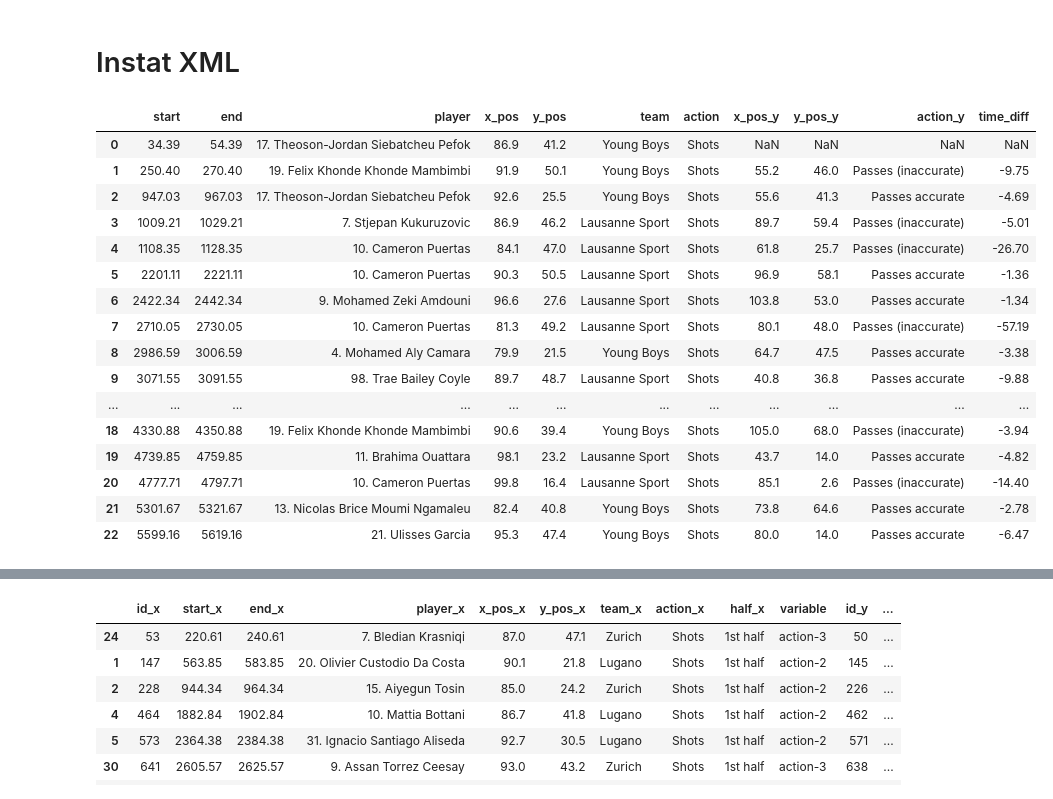
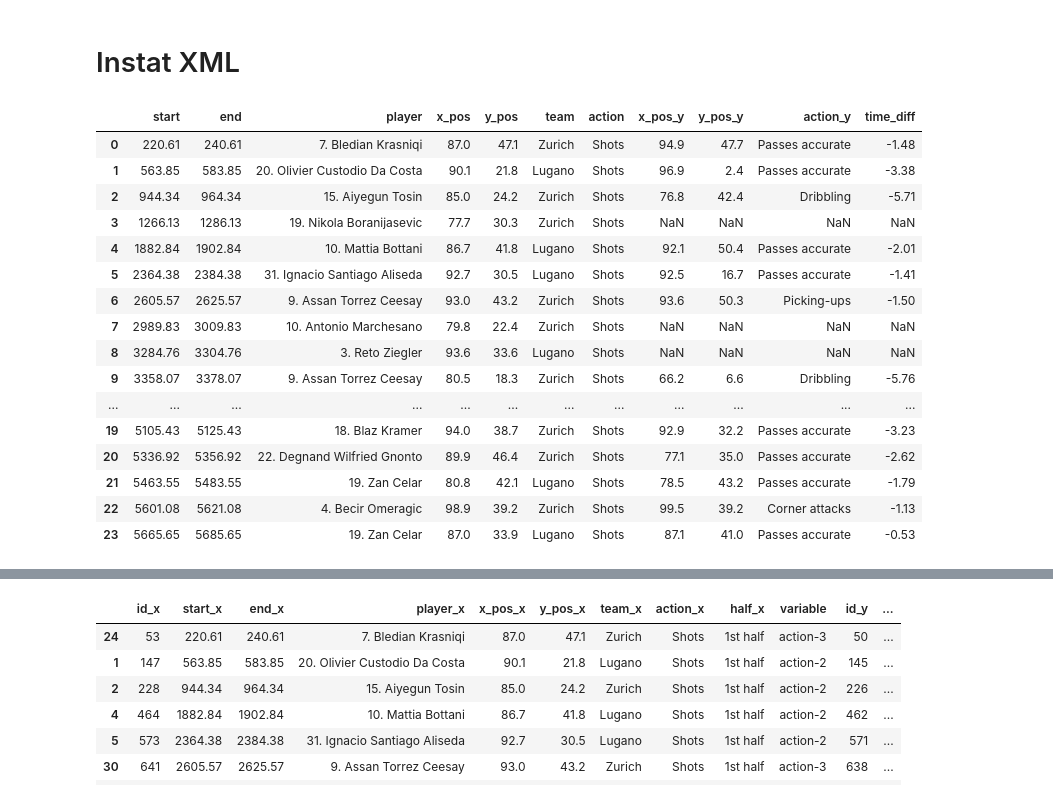
Before and after one commit to keepertrainer78698/youth-base, a Jupyter notebook: goalkeeping/int-goalkeeping/events.ipynb, the cells around one changed output, grey strips where cells are left out. Saved outputs shown, nothing was run; the diff lists cells and outputs as text; code cells hidden in the pictures.

Commit message:
Refined last pass dataframe

```diff
--- a/goalkeeping/int-goalkeeping/events.ipynb
+++ b/goalkeeping/int-goalkeeping/events.ipynb
@@ -415,7 +415,7 @@ import json
 import xml.etree.ElementTree as etree
 
 # Field dimension on Instat 105 x 68 y
-source_data = '/Users/matthiashugli/Dropbox/bucket/sample-data/23-10-2021--Switzerland--Credit-Suisse-Super-LeagueYoung-Boys-3-2-Lausanne-Sport20220219-66516-179dlqa.xml'
+source_data = '/Users/matthiashugli/Dropbox/bucket/sample-data/23-10-2021--Switzerland--Credit-Suisse-Super-LeagueYoung-Boys-3-2-Lausanne-Sport20220221-56092-1yf07ds.xml'
 large_data = '/Users/matthiashugli/Dropbox/bucket/sample-data/23-10-2021--Switzerland--Credit-Suisse-Super-LeagueYoung-Boys-3-2-Lausanne-Sport20220119-89784-gbgtk8.xml'
 filtered_export = '/Users/matthiashugli/Dropbox/bucket/sample-data/13-02-2022--Switzerland--Credit-Suisse-Super-LeagueZurich-3-0-Lugano20220216-61331-brm4vi.xml'
 #filtered_export = '/Users/matthiashugli/Dropbox/bucket/sample-data/13-02-2022--Switzerland--Credit-Suisse-Super-LeagueZurich-3-0-Lugano20220217-48763-1if7ja.xml'
@@ -423,7 +423,7 @@ test_source = '/Users/matthiashugli/Downloads/test.xml'
 
 #data = pd.read_xml(test_source)
 
-prstree = etree.parse(source_data)
+prstree = etree.parse(filtered_export)
 root = prstree.getroot()
 
 event_items = []
@@ -457,46 +457,45 @@ df = df.astype(data_types_dict)
 # %%
 shots = df[df['action'] == 'Shots'].reset_index()
 
 passes_before_shots = df.reset_index()
 passes_before_shots.rename(columns={'index': 'id'}, inplace=True)
 passes_before_shots['action-1'] = passes_before_shots.id.shift(1)
 passes_before_shots['action-2'] = passes_before_shots.id.shift(2)
 passes_before_shots['action-3'] = passes_before_shots.id.shift(3)
 passes_before_shots['action-4'] = passes_before_shots.id.shift(4)
-passes_before_shots['action-5'] = passes_before_shots.id.shift(5)
+#passes_before_shots['action-5'] = passes_before_shots.id.shift(5)
 
-melt_passes = pd.melt(passes_before_shots, id_vars=passes_before_shots.iloc[:,:9], value_vars=passes_before_shots.iloc[:,10:])
+melt_passes = pd.melt(passes_before_shots, id_vars=passes_before_shots.iloc[:,:8], value_vars=passes_before_shots.iloc[:,9:])
 melt_passes = melt_passes[melt_passes['action'] == 'Shots']
 melt_passes.dropna(subset=['value'], inplace=True)
 melt_passes.merge(passes_before_shots, left_on='value', right_on='id')
 melt_passes['value'] = melt_passes['value'].astype('int64')
 merge_passes = melt_passes.merge(passes_before_shots, left_on='value', right_on='id').reset_index()
 
 merge_passes['time_diff'] = (merge_passes['start_y'] - merge_passes['start_x'])
 merge_passes['field_progression'] = merge_passes['x_pos_x'] - merge_passes['x_pos_y']
 
-last_pass = merge_passes[(merge_passes['time_diff'] < 0) & (merge_passes['team_x'] == merge_passes['team_y']) \
-    & (merge_passes['action_y'].isin(['Passes accurate', 'Passes (inaccurate)']))] \
+last_pass = merge_passes[(merge_passes['time_diff'] < 0) & (merge_passes['team_x'] == merge_passes['team_y'])] \
         .sort_values(by=['id_x', 'time_diff']).drop_duplicates(subset=['id_x'], keep='last')
 
 shot_creation = shots.merge(last_pass[['id_x', 'x_pos_y', 'y_pos_y', 'action_y', 'time_diff']], how='left', left_on='index', right_on='id_x').drop(columns=['index', 'id_x', 'half'])
 
 shot_creation
 # %% [output]
 |  | start | end | player | x_pos | y_pos | team | action | x_pos_y | y_pos_y | action_y | time_diff |
-| 0 | 34.39 | 54.39 | 17. Theoson-Jordan Siebatcheu Pefok | 86.9 | 41.2 | Young Boys | Shots | NaN | NaN | NaN | NaN |
-| 1 | 250.40 | 270.40 | 19. Felix Khonde Khonde Mambimbi | 91.9 | 50.1 | Young Boys | Shots | 55.2 | 46.0 | Passes (inaccurate) | -9.75 |
-| 2 | 947.03 | 967.03 | 17. Theoson-Jordan Siebatcheu Pefok | 92.6 | 25.5 | Young Boys | Shots | 55.6 | 41.3 | Passes accurate | -4.69 |
-| 3 | 1009.21 | 1029.21 | 7. Stjepan Kukuruzovic | 86.9 | 46.2 | Lausanne Sport | Shots | 89.7 | 59.4 | Passes (inaccurate) | -5.01 |
-| 4 | 1108.35 | 1128.35 | 10. Cameron Puertas | 84.1 | 47.0 | Lausanne Sport | Shots | 61.8 | 25.7 | Passes (inaccurate) | -26.70 |
-| 5 | 2201.11 | 2221.11 | 10. Cameron Puertas | 90.3 | 50.5 | Lausanne Sport | Shots | 96.9 | 58.1 | Passes accurate | -1.36 |
-| 6 | 2422.34 | 2442.34 | 9. Mohamed Zeki Amdouni | 96.6 | 27.6 | Lausanne Sport | Shots | 103.8 | 53.0 | Passes accurate | -1.34 |
-| 7 | 2710.05 | 2730.05 | 10. Cameron Puertas | 81.3 | 49.2 | Lausanne Sport | Shots | 80.1 | 48.0 | Passes (inaccurate) | -57.19 |
-| 8 | 2986.59 | 3006.59 | 4. Mohamed Aly Camara | 79.9 | 21.5 | Young Boys | Shots | 64.7 | 47.5 | Passes accurate | -3.38 |
-| 9 | 3071.55 | 3091.55 | 98. Trae Bailey Coyle | 89.7 | 48.7 | Lausanne Sport | Shots | 40.8 | 36.8 | Passes accurate | -9.88 |
+| 0 | 220.61 | 240.61 | 7. Bledian Krasniqi | 87.0 | 47.1 | Zurich | Shots | 94.9 | 47.7 | Passes accurate | -1.48 |
+| 1 | 563.85 | 583.85 | 20. Olivier Custodio Da Costa | 90.1 | 21.8 | Lugano | Shots | 96.9 | 2.4 | Passes accurate | -3.38 |
+| 2 | 944.34 | 964.34 | 15. Aiyegun Tosin | 85.0 | 24.2 | Zurich | Shots | 76.8 | 42.4 | Dribbling | -5.71 |
+| 3 | 1266.13 | 1286.13 | 19. Nikola Boranijasevic | 77.7 | 30.3 | Zurich | Shots | NaN | NaN | NaN | NaN |
+| 4 | 1882.84 | 1902.84 | 10. Mattia Bottani | 86.7 | 41.8 | Lugano | Shots | 92.1 | 50.4 | Passes accurate | -2.01 |
+| 5 | 2364.38 | 2384.38 | 31. Ignacio Santiago Aliseda | 92.7 | 30.5 | Lugano | Shots | 92.5 | 16.7 | Passes accurate | -1.41 |
+| 6 | 2605.57 | 2625.57 | 9. Assan Torrez Ceesay | 93.0 | 43.2 | Zurich | Shots | 93.6 | 50.3 | Picking-ups | -1.50 |
+| 7 | 2989.83 | 3009.83 | 10. Antonio Marchesano | 79.8 | 22.4 | Zurich | Shots | NaN | NaN | NaN | NaN |
+| 8 | 3284.76 | 3304.76 | 3. Reto Ziegler | 93.6 | 33.6 | Lugano | Shots | NaN | NaN | NaN | NaN |
+| 9 | 3358.07 | 3378.07 | 9. Assan Torrez Ceesay | 80.5 | 18.3 | Zurich | Shots | 66.2 | 6.6 | Dribbling | -5.76 |
 | ... | ... | ... | ... | ... | ... | ... | ... | ... | ... | ... | ... |
-| 18 | 4330.88 | 4350.88 | 19. Felix Khonde Khonde Mambimbi | 90.6 | 39.4 | Young Boys | Shots | 105.0 | 68.0 | Passes (inaccurate) | -3.94 |
-| 19 | 4739.85 | 4759.85 | 11. Brahima Ouattara | 98.1 | 23.2 | Lausanne Sport | Shots | 43.7 | 14.0 | Passes accurate | -4.82 |
-| 20 | 4777.71 | 4797.71 | 10. Cameron Puertas | 99.8 | 16.4 | Lausanne Sport | Shots | 85.1 | 2.6 | Passes (inaccurate) | -14.40 |
-| 21 | 5301.67 | 5321.67 | 13. Nicolas Brice Moumi Ngamaleu | 82.4 | 40.8 | Young Boys | Shots | 73.8 | 64.6 | Passes accurate | -2.78 |
-| 22 | 5599.16 | 5619.16 | 21. Ulisses Garcia | 95.3 | 47.4 | Young Boys | Shots | 80.0 | 14.0 | Passes accurate | -6.47 |
+| 19 | 5105.43 | 5125.43 | 18. Blaz Kramer | 94.0 | 38.7 | Zurich | Shots | 92.9 | 32.2 | Passes accurate | -3.23 |
+| 20 | 5336.92 | 5356.92 | 22. Degnand Wilfried Gnonto | 89.9 | 46.4 | Zurich | Shots | 77.1 | 35.0 | Passes accurate | -2.62 |
+| 21 | 5463.55 | 5483.55 | 19. Zan Celar | 80.8 | 42.1 | Lugano | Shots | 78.5 | 43.2 | Passes accurate | -1.79 |
+| 22 | 5601.08 | 5621.08 | 4. Becir Omeragic | 98.9 | 39.2 | Zurich | Shots | 99.5 | 39.2 | Corner attacks | -1.13 |
+| 23 | 5665.65 | 5685.65 | 19. Zan Celar | 87.0 | 33.9 | Lugano | Shots | 87.1 | 41.0 | Passes accurate | -0.53 |
```
Also changed, not shown: parts of 2 cells of this notebook.
